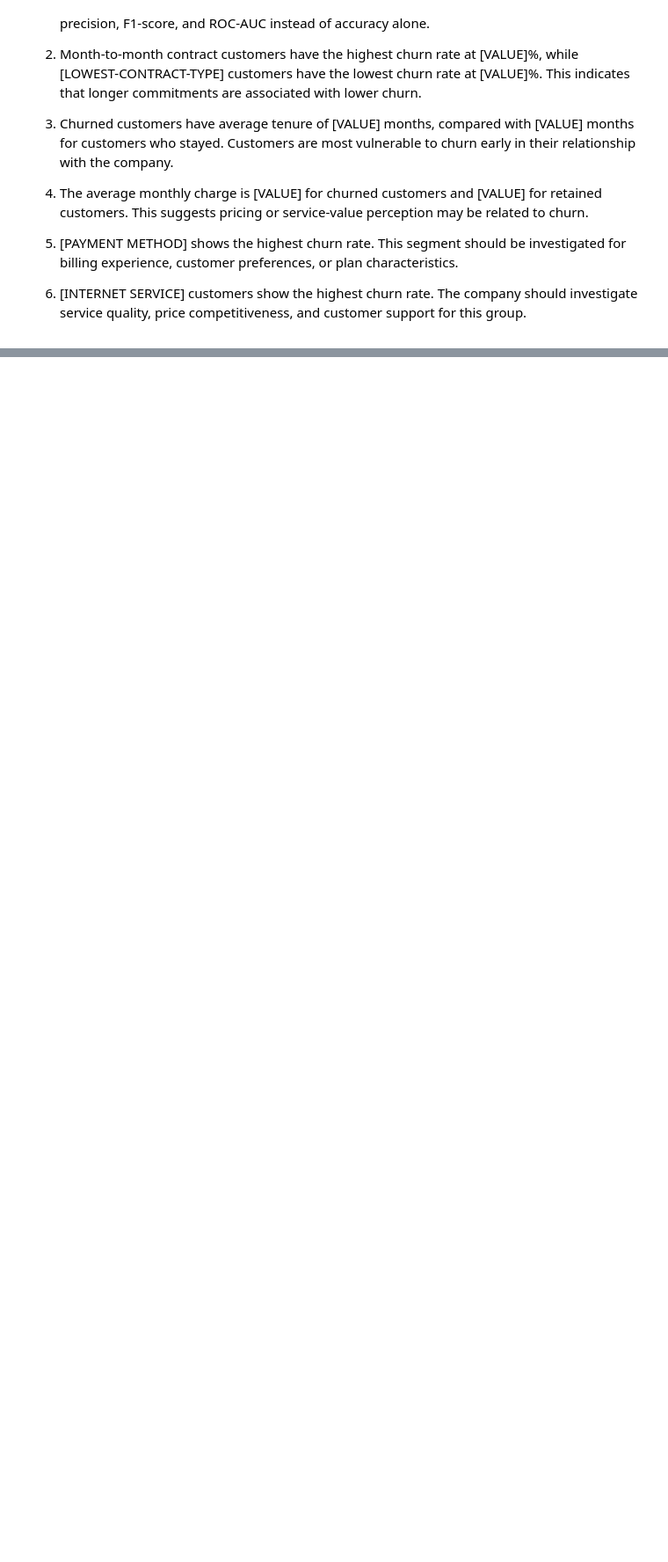
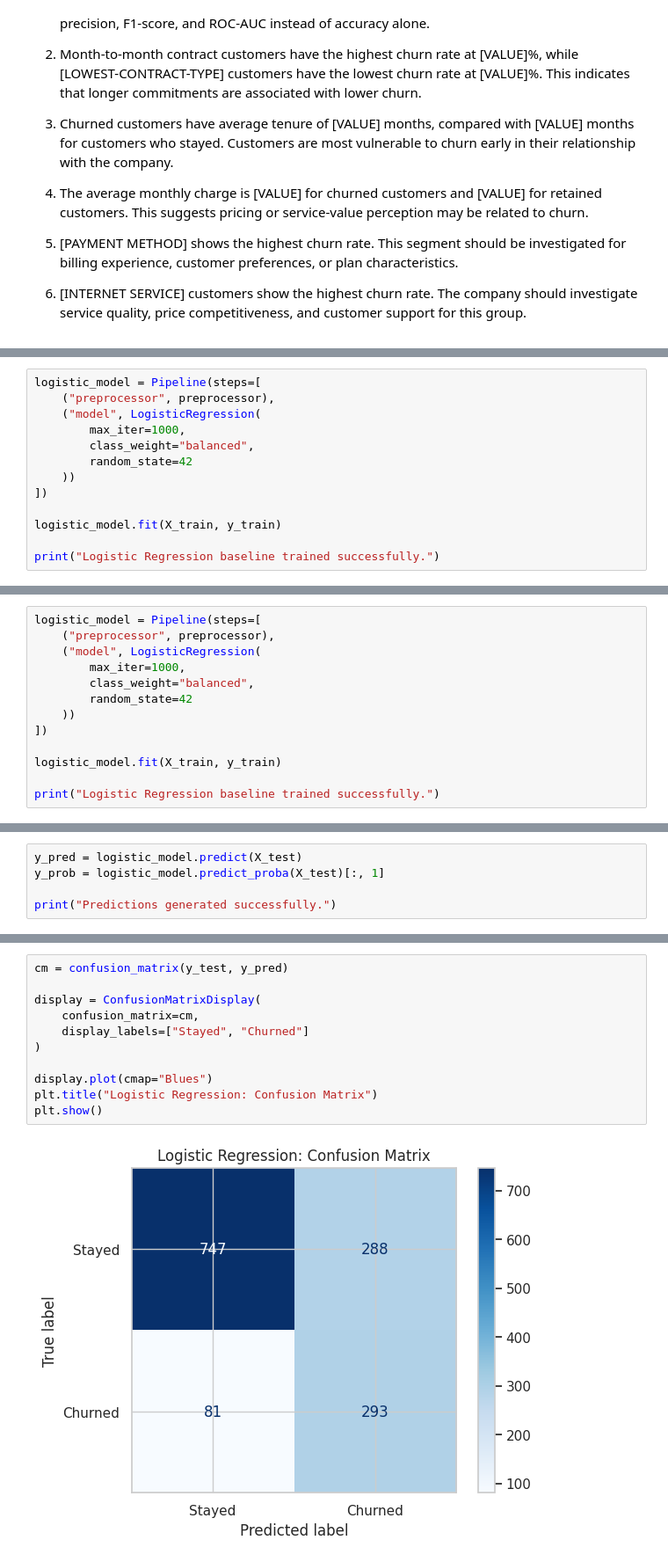
Before and after one commit to Sambuddha10/telco-churn-prediction, a Jupyter notebook: notebooks/01_eda_and_data_cleaning.ipynb, the cells around one changed output, grey strips where cells are left out. Shown at 88% size. Drawn from its saved outputs; the diff is of its cells as text; blank space fills up the shorter version.

Commit message:
Add preprocessing and logistic regression baseline

```diff
--- a/notebooks/01_eda_and_data_cleaning.ipynb
+++ b/notebooks/01_eda_and_data_cleaning.ipynb
@@ -339,0 +475,13 @@ plt.show()
+# %%
+logistic_model = Pipeline(steps=[
+    ("preprocessor", preprocessor),
+    ("model", LogisticRegression(
+        max_iter=1000,
+        class_weight="balanced",
+        random_state=42
+    ))
+])
+
+logistic_model.fit(X_train, y_train)
+
+print("Logistic Regression baseline trained successfully.")
@@ -339,0 +490,13 @@ plt.show()
+# %%
+logistic_model = Pipeline(steps=[
+    ("preprocessor", preprocessor),
+    ("model", LogisticRegression(
+        max_iter=1000,
+        class_weight="balanced",
+        random_state=42
+    ))
+])
+
+logistic_model.fit(X_train, y_train)
+
+print("Logistic Regression baseline trained successfully.")
@@ -339,0 +524,5 @@ plt.show()
+# %%
+y_pred = logistic_model.predict(X_test)
+y_prob = logistic_model.predict_proba(X_test)[:, 1]
+
+print("Predictions generated successfully.")
@@ -339,0 +570,13 @@ plt.show()
+# %%
+cm = confusion_matrix(y_test, y_pred)
+
+display = ConfusionMatrixDisplay(
+    confusion_matrix=cm,
+    display_labels=["Stayed", "Churned"]
+)
+
+display.plot(cmap="Blues")
+plt.title("Logistic Regression: Confusion Matrix")
+plt.show()
+# %% [output]
+[figure, added]
```
Also changed, not shown: parts of 14 cells of this notebook.
